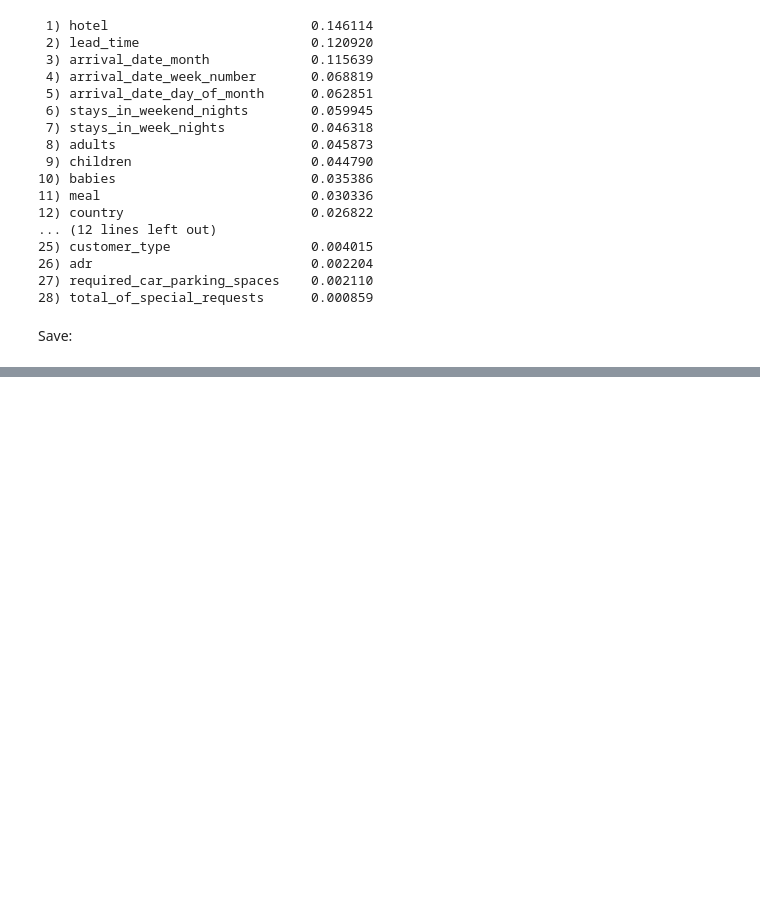
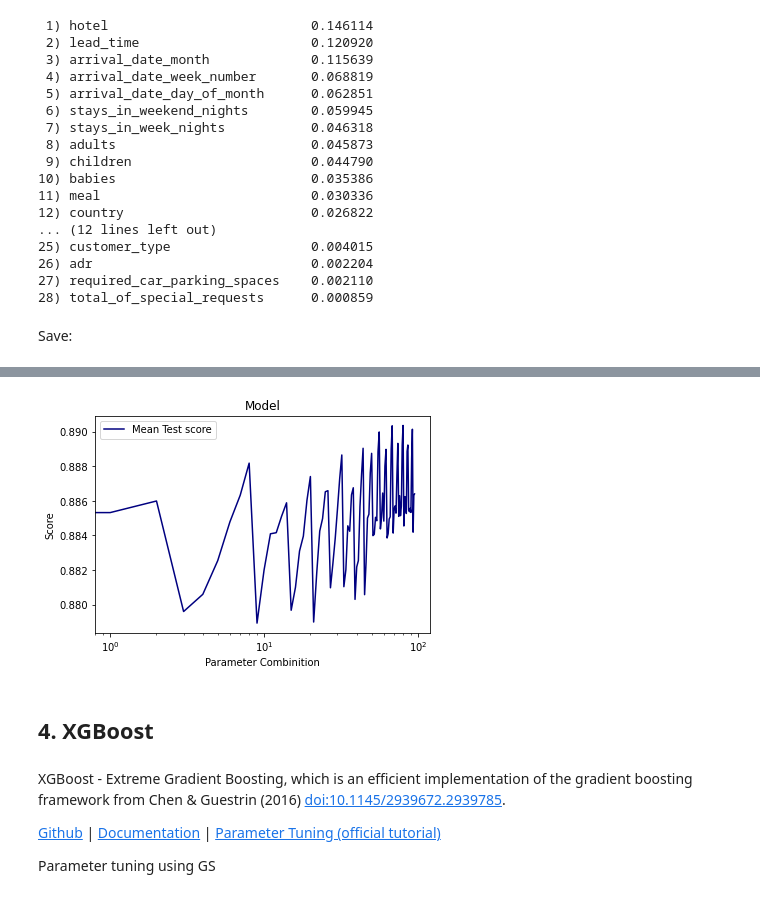
Before and after one commit to oyrx/PHBS_MLF_2019_Project, a Jupyter notebook: code/Modelling_LR_LightGBM_XGBoost_RandomForest.ipynb, the cells around one changed output, grey strips where cells are left out. Saved outputs shown, nothing was run; the diff lists cells and outputs as text; code cells hidden in the pictures; blank space fills up the shorter version.

```diff
--- a/code/Modelling_LR_LightGBM_XGBoost_RandomForest.ipynb
+++ b/code/Modelling_LR_LightGBM_XGBoost_RandomForest.ipynb
@@ -412,0 +396,28 @@ joblib.dump(clf, file_name + ".model")
+# %%
+# train_scores_mean = gs.cv_results_["mean_train_score"]
+# train_scores_std = gs.cv_results_["std_train_score"]
+test_scores_mean = gs.cv_results_["mean_test_score"]
+test_scores_std = gs.cv_results_["std_test_score"]
+params = range(len(gs.cv_results_["params"]))
+
+plt_cv = plt.figure()
+plt.title('Model')
+plt.xlabel('Parameter Combinition')
+plt.ylabel('Score')
+# plot train scores
+plt.semilogx(params, test_scores_mean, label='Mean Test score',
+             color='navy')
+plt.legend(loc='best')
+plt.show()
+plt_cv.savefig(file_name + "_cvresult.png")
+# %% [output]
+[figure, added]
+# %% [markdown]
+## 4. XGBoost
+# %% [markdown]
+XGBoost - Extreme Gradient Boosting, which is an efficient implementation of the gradient boosting framework from Chen & Guestrin (2016) <doi:10.1145/2939672.2939785>.
+
+[Github](https://github.com/dmlc/xgboost) | [Documentation](https://xgboost.readthedocs.io/en/latest/python/index.html) |
+[Parameter Tuning (official tutorial)](https://xgboost.readthedocs.io/en/latest/tutorials/param_tuning.html)
+
+Parameter tuning using GS
```
Also changed, not shown: parts of 38 cells of this notebook, 12 other files.
